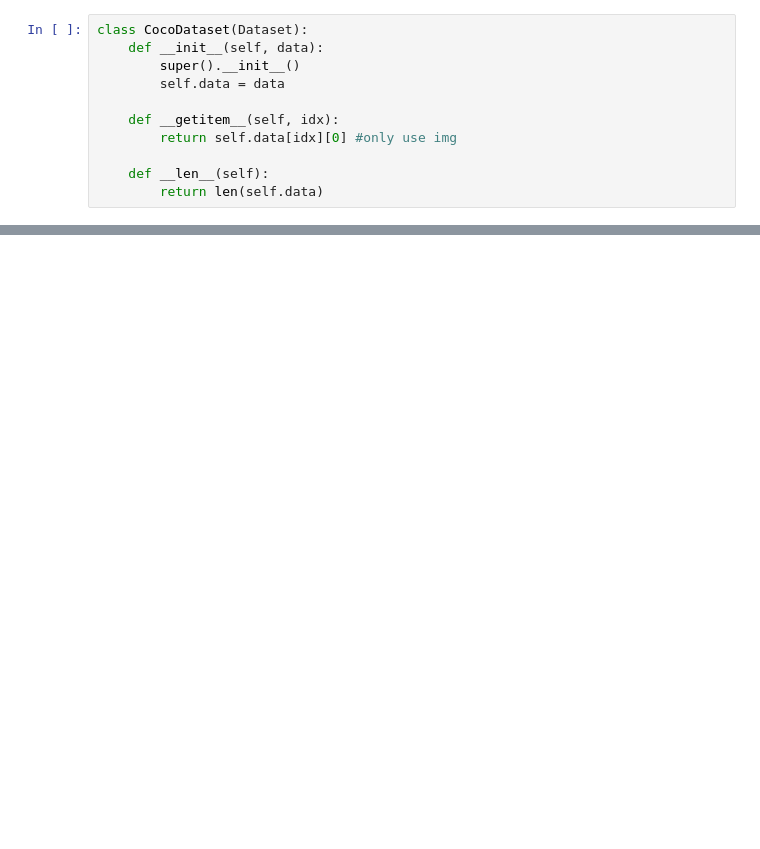
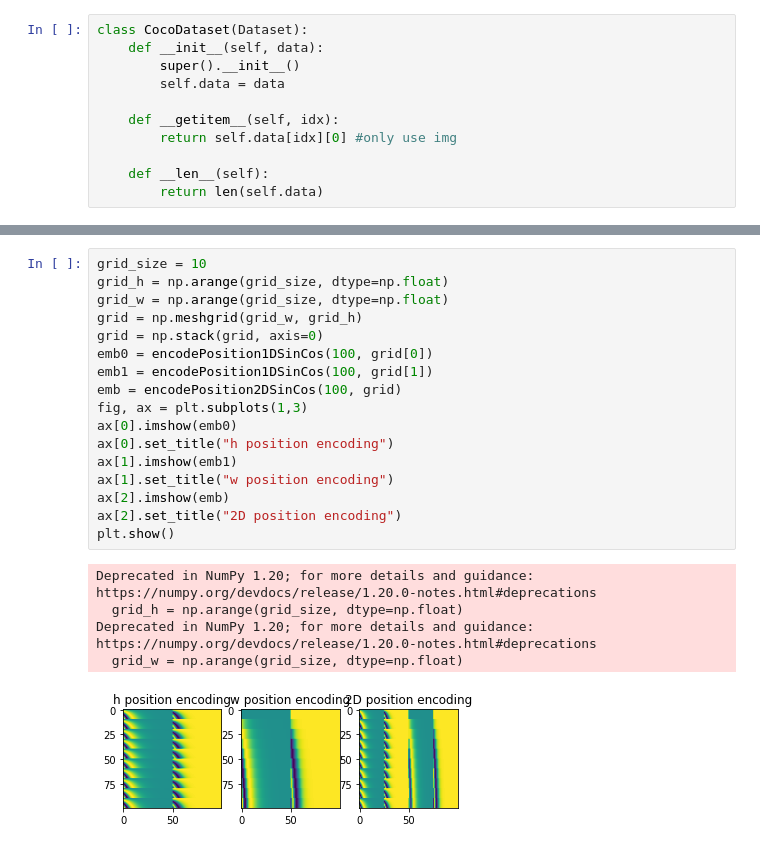
Before and after one commit to BingyuZhou/DLHandbook, a Jupyter notebook: MAE.ipynb, the cells around one changed output, grey strips where cells are left out. Drawn from its saved outputs; the diff is of its cells as text; blank space fills up the shorter version.

```diff
--- a/MAE.ipynb
+++ b/MAE.ipynb
@@ -114,2 +159,25 @@ class Transformer(nn.Module):
+# %%
+grid_size = 10
+grid_h = np.arange(grid_size, dtype=np.float)
+grid_w = np.arange(grid_size, dtype=np.float)
+grid = np.meshgrid(grid_w, grid_h)
+grid = np.stack(grid, axis=0)
+emb0 = encodePosition1DSinCos(100, grid[0])
+emb1 = encodePosition1DSinCos(100, grid[1])
+emb = encodePosition2DSinCos(100, grid)
+fig, ax = plt.subplots(1,3)
+ax[0].imshow(emb0)
+ax[0].set_title("h position encoding")
+ax[1].imshow(emb1)
+ax[1].set_title("w position encoding")
+ax[2].imshow(emb)
+ax[2].set_title("2D position encoding")
+plt.show()
+# %% [output]
+Deprecated in NumPy 1.20; for more details and guidance: https://numpy.org/devdocs/release/1.20.0-notes.html#deprecations
+  grid_h = np.arange(grid_size, dtype=np.float)
+Deprecated in NumPy 1.20; for more details and guidance: https://numpy.org/devdocs/release/1.20.0-notes.html#deprecations
+  grid_w = np.arange(grid_size, dtype=np.float)
+[figure, added]
 # %%
 class MAE(nn.Module):
```
Also changed, not shown: parts of 10 cells of this notebook.
